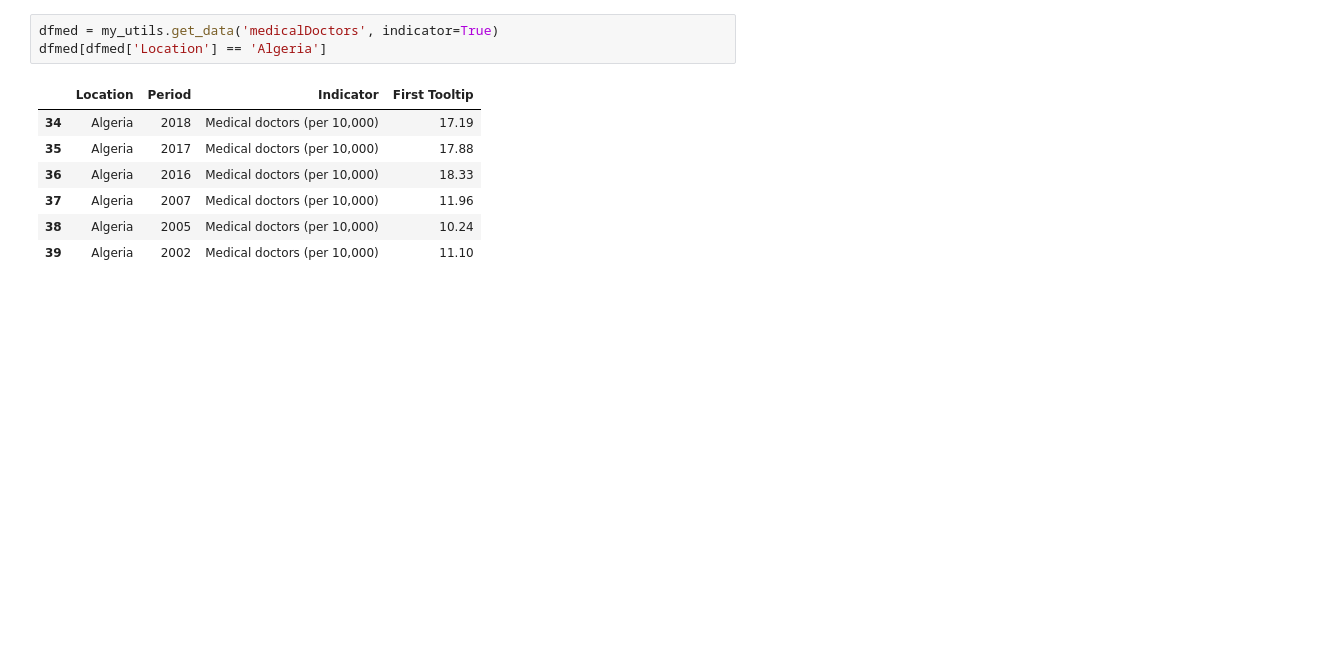
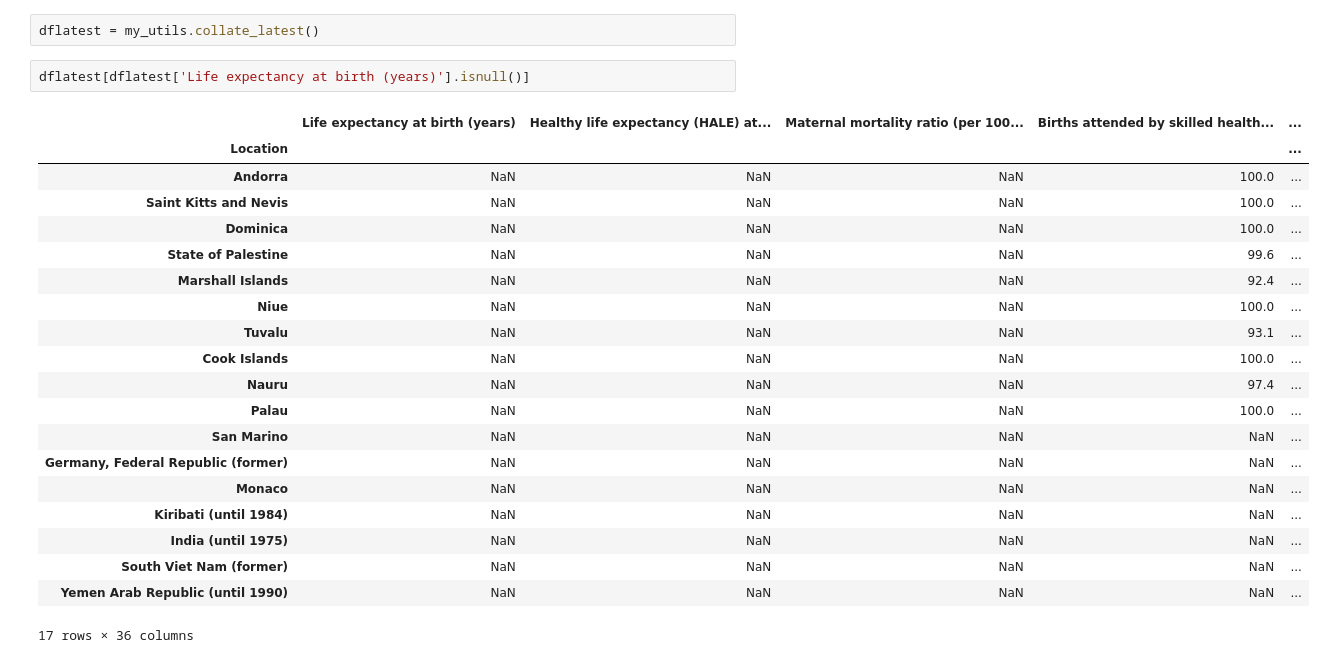
Before and after one commit to shaunyongfc/world-health-2020, a Jupyter notebook: Collated Data.ipynb, the cells around one changed output. Saved outputs shown, nothing was run; the diff lists cells and outputs as text; blank space fills up the shorter version.

```diff
--- a/Collated Data.ipynb
+++ b/Collated Data.ipynb
@@ -45,11 +24,25 @@ Name: Algeria, dtype: object
-# %%
-dfmed = my_utils.get_data('medicalDoctors', indicator=True)
-dfmed[dfmed['Location'] == 'Algeria']
-# %% [output]
-|  | Location | Period | Indicator | First Tooltip |
-| 34 | Algeria | 2018 | Medical doctors (per 10,000) | 17.19 |
-| 35 | Algeria | 2017 | Medical doctors (per 10,000) | 17.88 |
-| 36 | Algeria | 2016 | Medical doctors (per 10,000) | 18.33 |
-| 37 | Algeria | 2007 | Medical doctors (per 10,000) | 11.96 |
-| 38 | Algeria | 2005 | Medical doctors (per 10,000) | 10.24 |
-| 39 | Algeria | 2002 | Medical doctors (per 10,000) | 11.10 |
+# %%
+dflatest = my_utils.collate_latest()
+# %%
+dflatest[dflatest['Life expectancy at birth (years)'].isnull()]
+# %% [output]
+|  | Life expectancy at birth (years) | Healthy life expectancy (HALE) at... | Maternal mortality ratio (per 100... | Births attended by skilled health... | ... |
+| Location |  |  |  |  | ... |
+| Andorra | NaN | NaN | NaN | 100.0 | ... |
+| Saint Kitts and Nevis | NaN | NaN | NaN | 100.0 | ... |
+| Dominica | NaN | NaN | NaN | 100.0 | ... |
+| State of Palestine | NaN | NaN | NaN | 99.6 | ... |
+| Marshall Islands | NaN | NaN | NaN | 92.4 | ... |
+| Niue | NaN | NaN | NaN | 100.0 | ... |
+| Tuvalu | NaN | NaN | NaN | 93.1 | ... |
+| Cook Islands | NaN | NaN | NaN | 100.0 | ... |
+| Nauru | NaN | NaN | NaN | 97.4 | ... |
+| Palau | NaN | NaN | NaN | 100.0 | ... |
+| San Marino | NaN | NaN | NaN | NaN | ... |
+| Germany, Federal Republic (former) | NaN | NaN | NaN | NaN | ... |
+| Monaco | NaN | NaN | NaN | NaN | ... |
+| Kiribati (until 1984) | NaN | NaN | NaN | NaN | ... |
+| India (until 1975) | NaN | NaN | NaN | NaN | ... |
+| South Viet Nam (former) | NaN | NaN | NaN | NaN | ... |
+| Yemen Arab Republic (until 1990) | NaN | NaN | NaN | NaN | ... |
+17 rows × 36 columns
```
Also changed, not shown: parts of 4 cells of this notebook, 1 other file.
